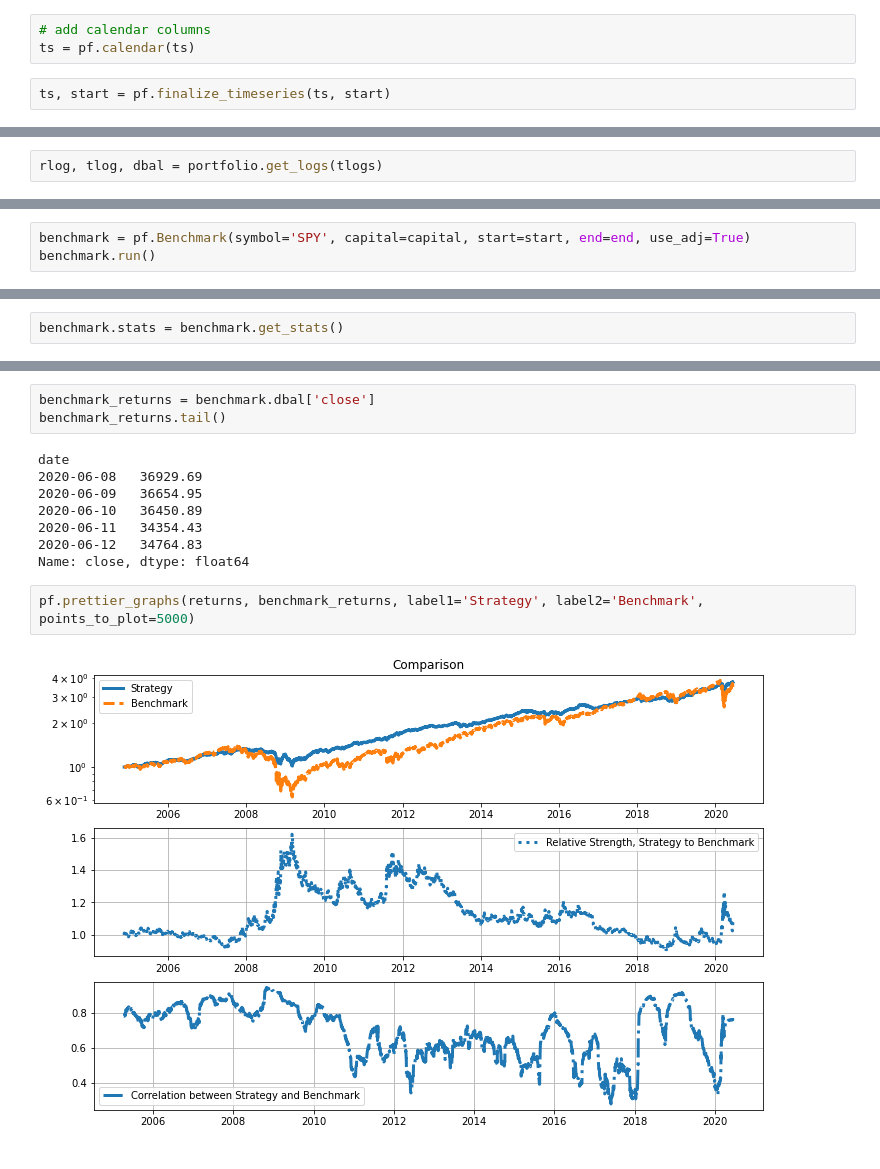
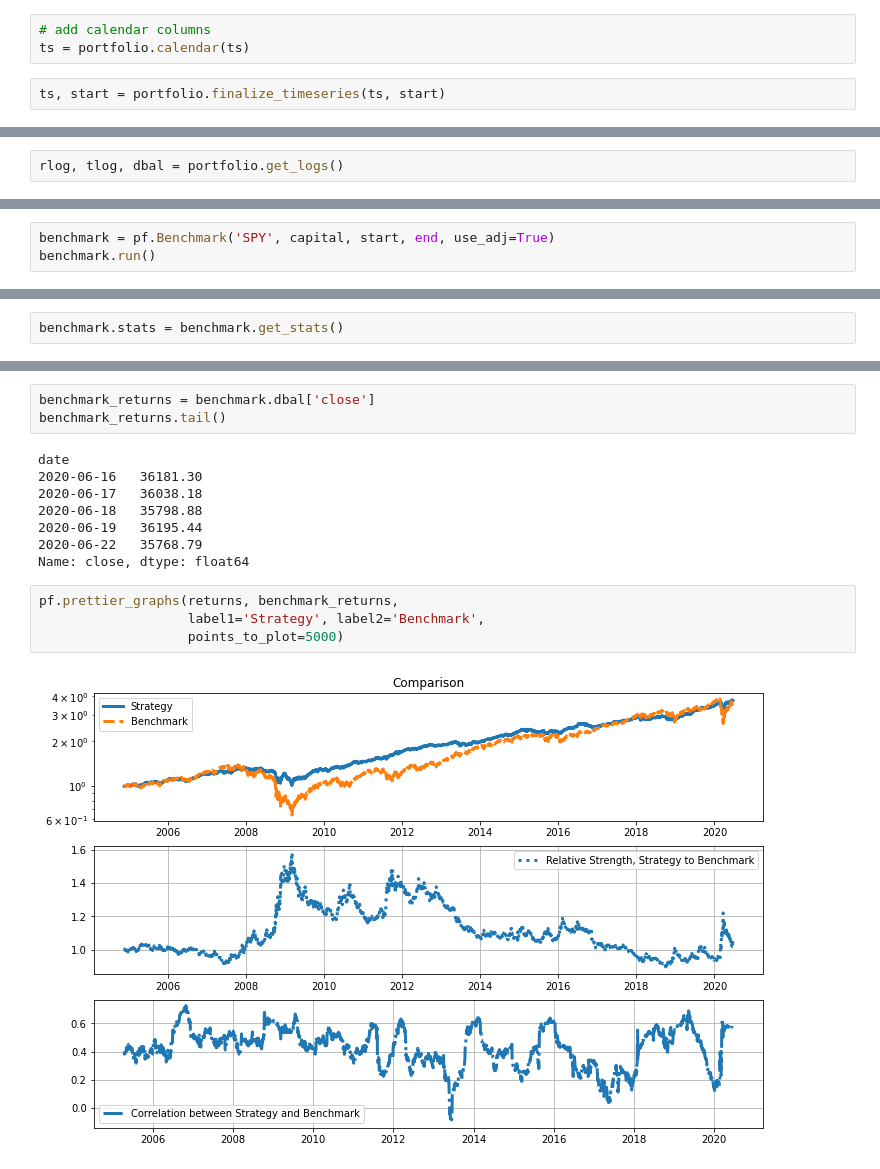
Before and after one commit to fja05680/pinkfish, a Jupyter notebook: examples/trading-evolved/prettier-graphs.ipynb, the cells around one changed output, grey strips where cells are left out. Saved outputs shown, nothing was run; the diff lists cells and outputs as text.

```diff
--- a/examples/trading-evolved/prettier-graphs.ipynb
+++ b/examples/trading-evolved/prettier-graphs.ipynb
@@ -60,6 +43,6 @@ ts
 # %%
 # add calendar columns
-ts = pf.calendar(ts)
+ts = portfolio.calendar(ts)
 # %%
-ts, start = pf.finalize_timeseries(ts, start)
+ts, start = portfolio.finalize_timeseries(ts, start)
 # %%
@@ -87,7 +64,7 @@ for i, row in enumerate(ts.itertuples()):
     # record daily balance
     portfolio.record_daily_balance(date, row)
 # %%
-rlog, tlog, dbal = portfolio.get_logs(tlogs)
+rlog, tlog, dbal = portfolio.get_logs()
 # %%
 rlog.head()
 # %% [output]
@@ -139,5 +116,5 @@ sortino_ratio                                                 1.31
 dtype: object
 # %%
-benchmark = pf.Benchmark(symbol='SPY', capital=capital, start=start, end=end, use_adj=True)
+benchmark = pf.Benchmark('SPY', capital, start, end, use_adj=True)
 benchmark.run()
 # %% [output]
@@ -208,13 +173,15 @@ benchmark_returns = benchmark.dbal['close']
 benchmark_returns.tail()
 # %% [output]
 date
-2020-06-08   36929.69
-2020-06-09   36654.95
-2020-06-10   36450.89
-2020-06-11   34354.43
-2020-06-12   34764.83
+2020-06-16   36181.30
+2020-06-17   36038.18
+2020-06-18   35798.88
+2020-06-19   36195.44
+2020-06-22   35768.79
 Name: close, dtype: float64
 # %%
-pf.prettier_graphs(returns, benchmark_returns, label1='Strategy', label2='Benchmark', points_to_plot=5000)
+pf.prettier_graphs(returns, benchmark_returns,
+                   label1='Strategy', label2='Benchmark',
+                   points_to_plot=5000)
 # %% [output]
-[figure, old version]
+[figure, new version]
```
Also changed, not shown: parts of 16 cells of this notebook, 58 other files.
